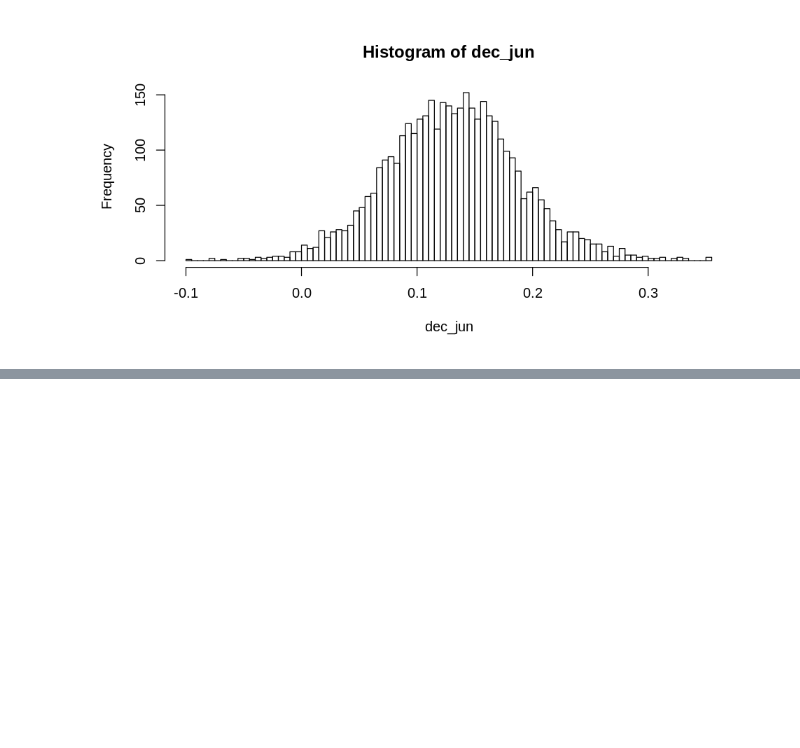
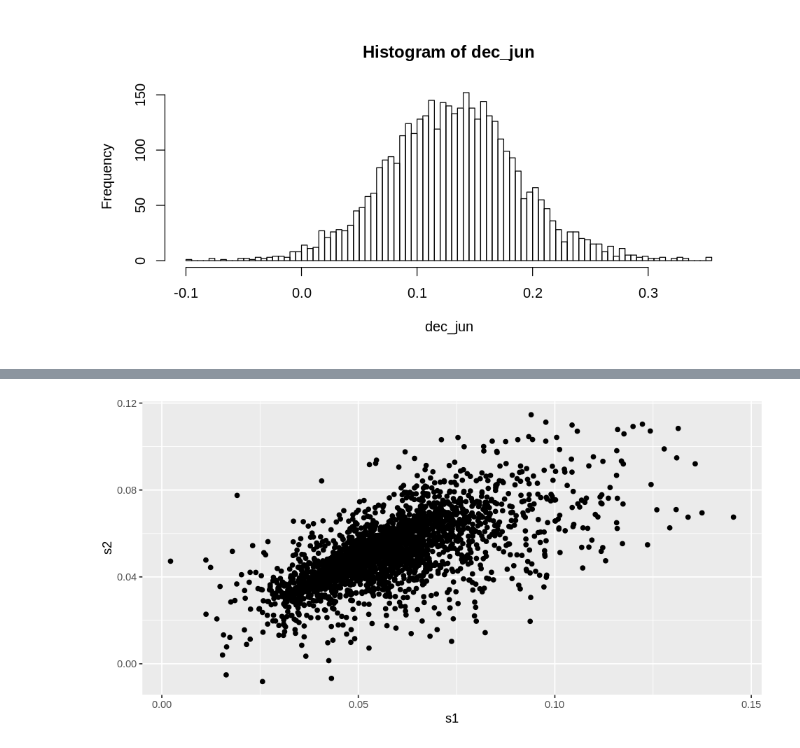
Before and after one commit to euxoa/ompeluseura, a Jupyter notebook: Ompeluseura_apt_get.ipynb, the cells around one changed output, grey strips where cells are left out. Saved outputs shown, nothing was run; the diff lists cells and outputs as text; code cells hidden in the pictures; blank space fills up the shorter version.

```diff
--- a/Ompeluseura_apt_get.ipynb
+++ b/Ompeluseura_apt_get.ipynb
@@ -218,0 +293,4 @@ hist(dec_jun, n=100)
+# %%
+data.frame(s1=extract(fit2, "k[1]")[[1]], s2=extract(fit2, "k[2]")[[1]]) %>% ggplot(aes(x=s1, y=s2)) + geom_point() #+ coord_equal()
+# %% [output]
+[figure, added]
```
Also changed, not shown: parts of 2 cells of this notebook.
